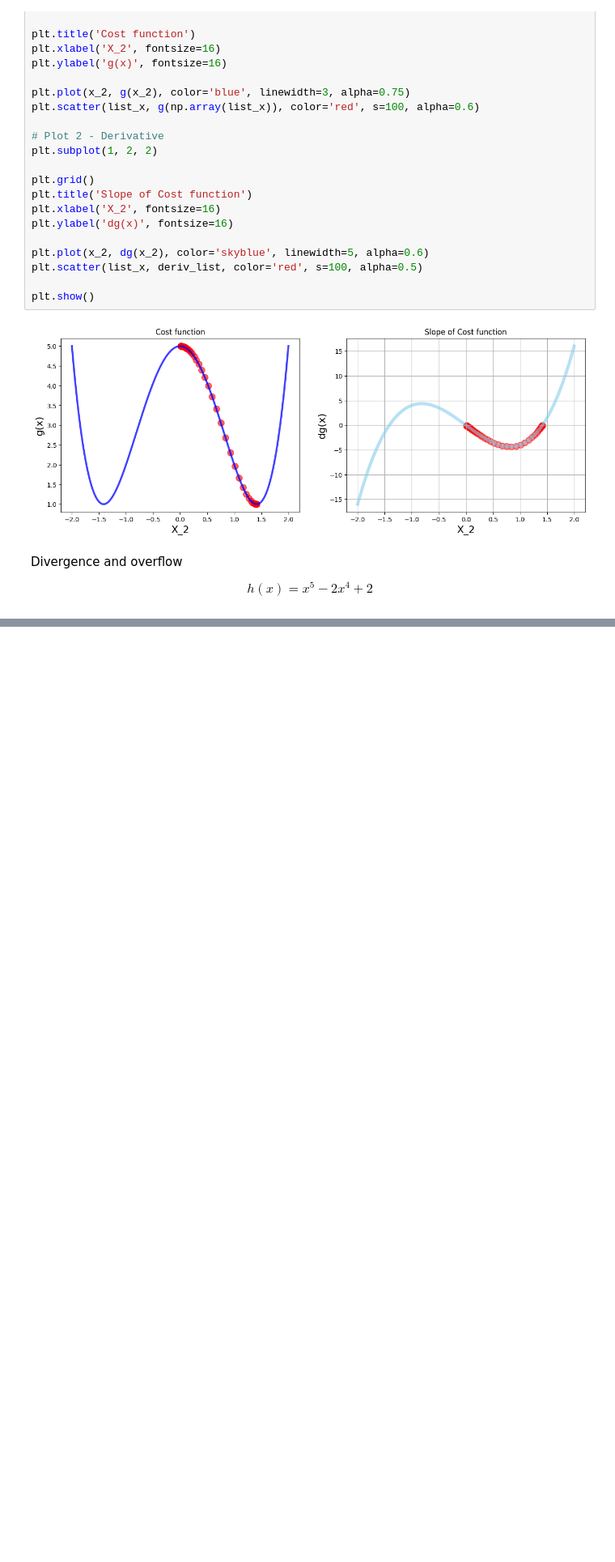
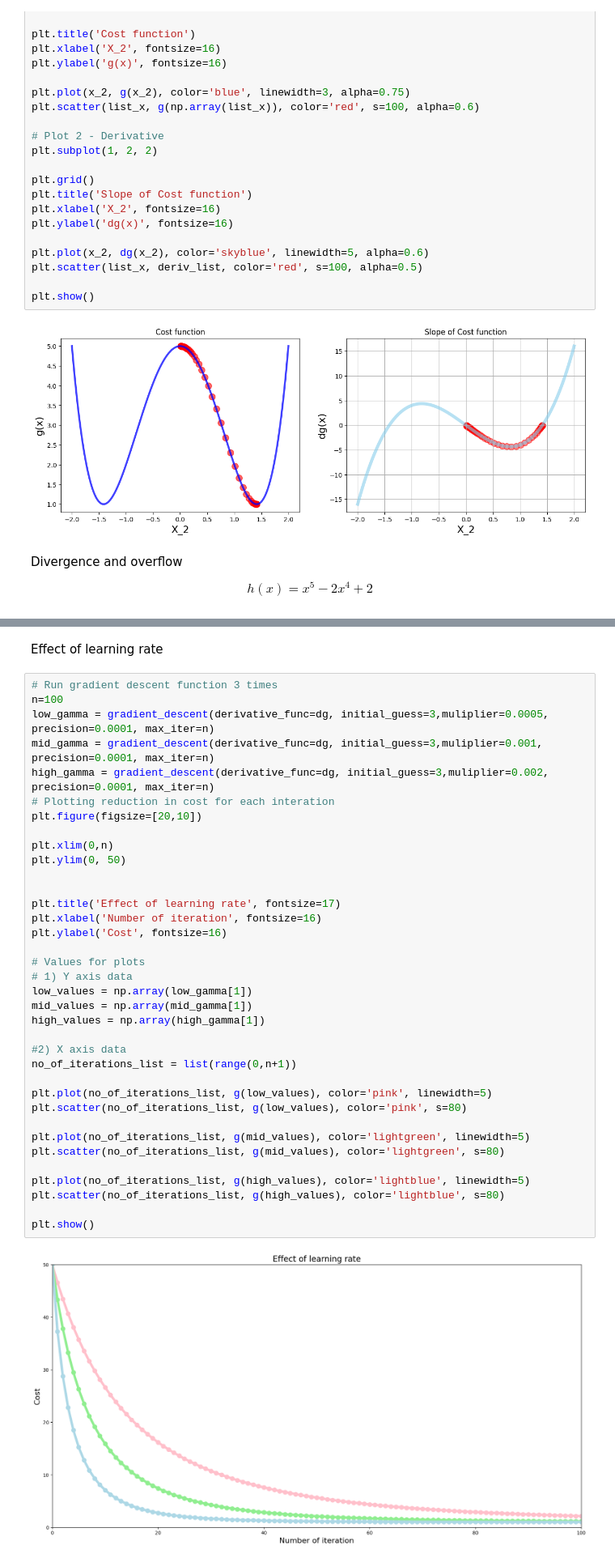
Before and after one commit to DillonDepala/IntroToOptimisationAndGradientDescentAlgorithm, a Jupyter notebook: Gradient_Descent.ipynb, the cells around one changed output, grey strips where cells are left out. Shown at 81% size. Saved outputs shown, nothing was run; the diff lists cells and outputs as text; blank space fills up the shorter version.

```diff
--- a/Gradient_Descent.ipynb
+++ b/Gradient_Descent.ipynb
@@ -268,0 +314,40 @@ def gh(x):
+# %% [markdown]
+Effect of learning rate
+# %%
+# Run gradient descent function 3 times
+n=100
+low_gamma = gradient_descent(derivative_func=dg, initial_guess=3,muliplier=0.0005, precision=0.0001, max_iter=n)
+mid_gamma = gradient_descent(derivative_func=dg, initial_guess=3,muliplier=0.001, precision=0.0001, max_iter=n)
+high_gamma = gradient_descent(derivative_func=dg, initial_guess=3,muliplier=0.002, precision=0.0001, max_iter=n)
+# Plotting reduction in cost for each interation
+plt.figure(figsize=[20,10])
+
+plt.xlim(0,n)
+plt.ylim(0, 50)
+
+
+plt.title('Effect of learning rate', fontsize=17)
+plt.xlabel('Number of iteration', fontsize=16)
+plt.ylabel('Cost', fontsize=16)
+
+# Values for plots
+# 1) Y axis data
+low_values = np.array(low_gamma[1])
+mid_values = np.array(mid_gamma[1])
+high_values = np.array(high_gamma[1])
+
+#2) X axis data
+no_of_iterations_list = list(range(0,n+1))
+
+plt.plot(no_of_iterations_list, g(low_values), color='pink', linewidth=5)
+plt.scatter(no_of_iterations_list, g(low_values), color='pink', s=80)
+
+plt.plot(no_of_iterations_list, g(mid_values), color='lightgreen', linewidth=5)
+plt.scatter(no_of_iterations_list, g(mid_values), color='lightgreen', s=80)
+
+plt.plot(no_of_iterations_list, g(high_values), color='lightblue', linewidth=5)
+plt.scatter(no_of_iterations_list, g(high_values), color='lightblue', s=80)
+
+plt.show()
+# %% [output]
+[figure, added]
```
Also changed, not shown: parts of 3 cells of this notebook.
